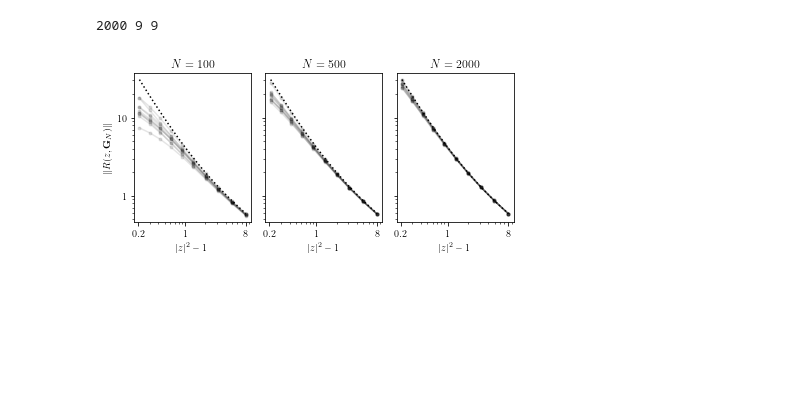
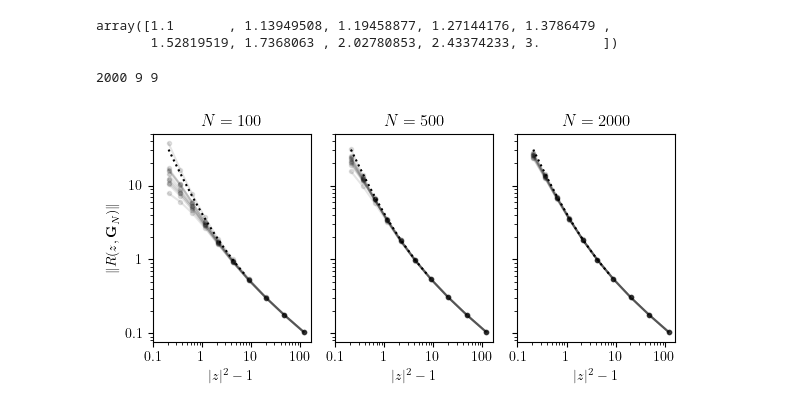
Before and after one commit to tchen-research/GMRES_Crouzeix_random, a Jupyter notebook: fig_resolvent_norm.ipynb, the cells around one changed output. Cells and saved outputs as stored; diff of their text form; code cells hidden in the pictures; blank space fills up the shorter version.

```diff
--- a/fig_resolvent_norm.ipynb
+++ b/fig_resolvent_norm.ipynb
@@ -7,9 +7,14 @@ from scipy.sparse import linalg
 import matplotlib.pyplot as plt
 from IPython.display import clear_output
 # %%
-plt.rcParams['text.latex.preamble'] = r'\renewcommand{\vec}{\mathbf}'
+plt.rcParams['text.latex.preamble'] = r'\usepackage{amssymb}\renewcommand{\vec}{\mathbf}'
 plt.rc('text', usetex=True)
 plt.rc('font', family='serif')
+# %%
+zs
+# %% [output]
+array([1.1       , 1.13949508, 1.19458877, 1.27144176, 1.3786479 ,
+       1.52819519, 1.7368063 , 2.02780853, 2.43374233, 3.        ])
 # %%
 np.random.seed(0)
 
@@ -17,7 +22,7 @@ Ns = [100,500,2000]
 
 n_trials = 10
 n_pts = 10
-zs = 1+np.logspace(np.log10(.1),np.log10(2),n_pts)
+zs = 1+np.geomspace(.1,10,n_pts)
 Rnorm = np.zeros((len(Ns),n_trials,n_pts))
 
 for l,N in enumerate(Ns):
@@ -35,37 +40,37 @@ for l,N in enumerate(Ns):
 2000 9 9
 # %%
 np.save('Rnorm',Rnorm)
-Rnorm = np.load('Rnorm.npy')
+#Rnorm = np.load('Rnorm.npy')
 # %%
-def em(z):
+def frake(z):
     δ = 1 - np.abs(z)**2
-    return 1/np.sqrt( (8*δ**2-(9-8*δ)**(3/2)-36*δ + 27)/(8*(1-δ)) )
+    return (8*δ**2-(9-8*δ)**(3/2)-36*δ + 27)/(8*(1-δ))
 
 fig,axs = plt.subplots(1,len(Ns),figsize=(6,3),sharey=True,sharex=True)
 fig.subplots_adjust(wspace=0.1)
 
 zz = 1+np.logspace(np.log10(.1),np.log10(2))
 
 for l,N in enumerate(Ns):
 
-    axs[l].plot((zz**2-1),em(zz),color='k',ls=':')
+    axs[l].plot((zz**2-1),1/np.sqrt(frake(zz)),color='k',ls=':')
 
     for i in range(n_trials):
         axs[l].plot((zs**2-1),Rnorm[l,i],color='k',marker='.',alpha=.1)
     axs[l].set_xlabel('$|z|^2-1$')
     axs[l].set_title(f'$N={N}$')
 
 axs[0].set_xscale('log')
-axs[0].set_xticks([.2,1,8])
-axs[0].set_xticklabels([.2,1,8])
+axs[0].set_xticks([.1,1,10,100])
+axs[0].set_xticklabels([.1,1,10,100])
 
 axs[0].set_yscale('log')
-axs[0].set_yticks([1,10])
-axs[0].set_yticklabels([1,10])
+axs[0].set_yticks([.1,1,10])
+axs[0].set_yticklabels([.1,1,10])
 axs[0].set_ylabel('$\| R(z,\mathbf{G}_N)\|$')
 #axs[0].set_ylabel('$\| (z\mathbf{I} - \mathbf{G}_N)^{-1} \|$')
 
 fig.tight_layout()
 plt.savefig('imgs/pseudospectra.pdf')
 # %% [output]
-[figure, old version]
+[figure, new version]
```
Also changed, not shown: parts of 1 cell of this notebook, 4 other files.
